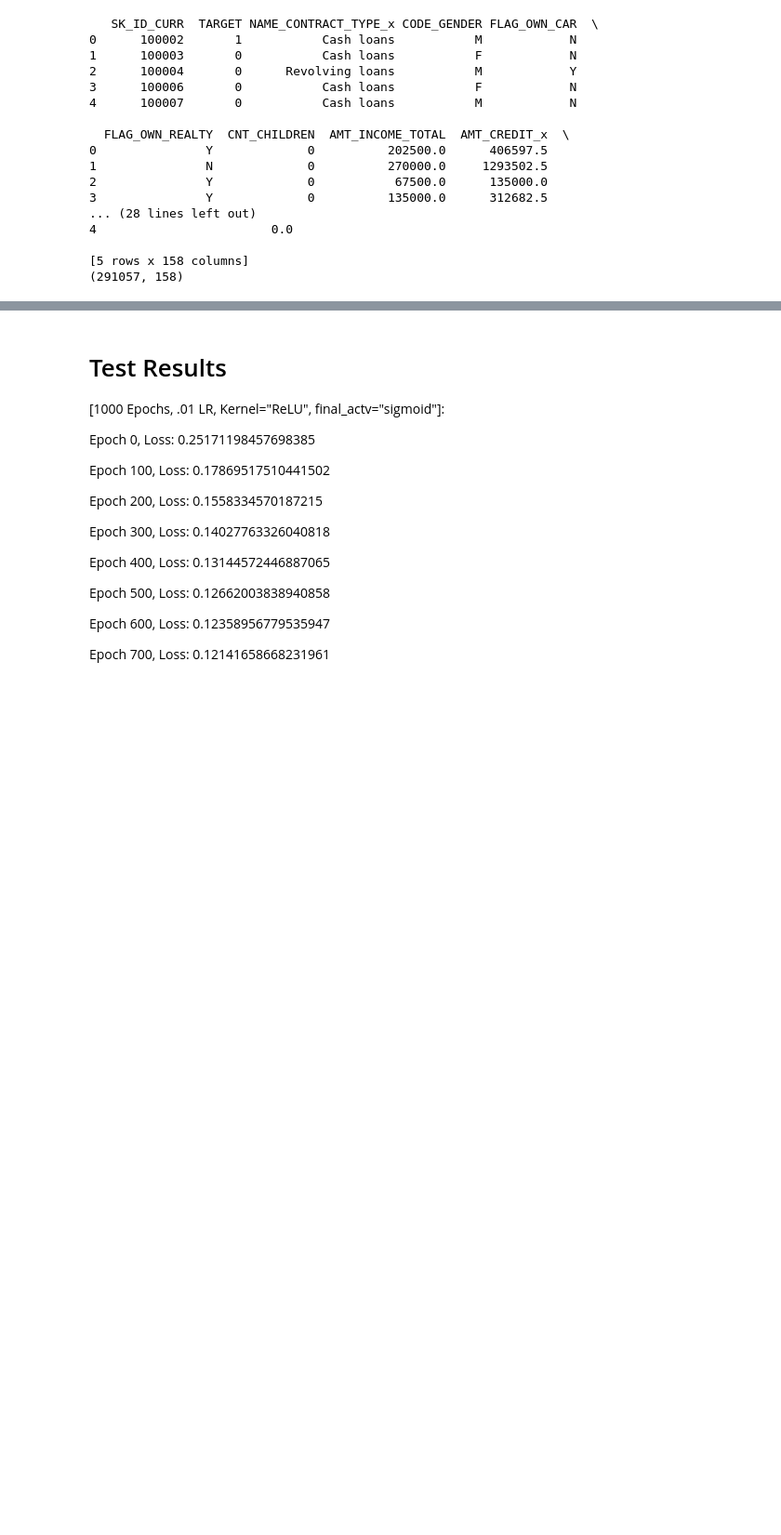
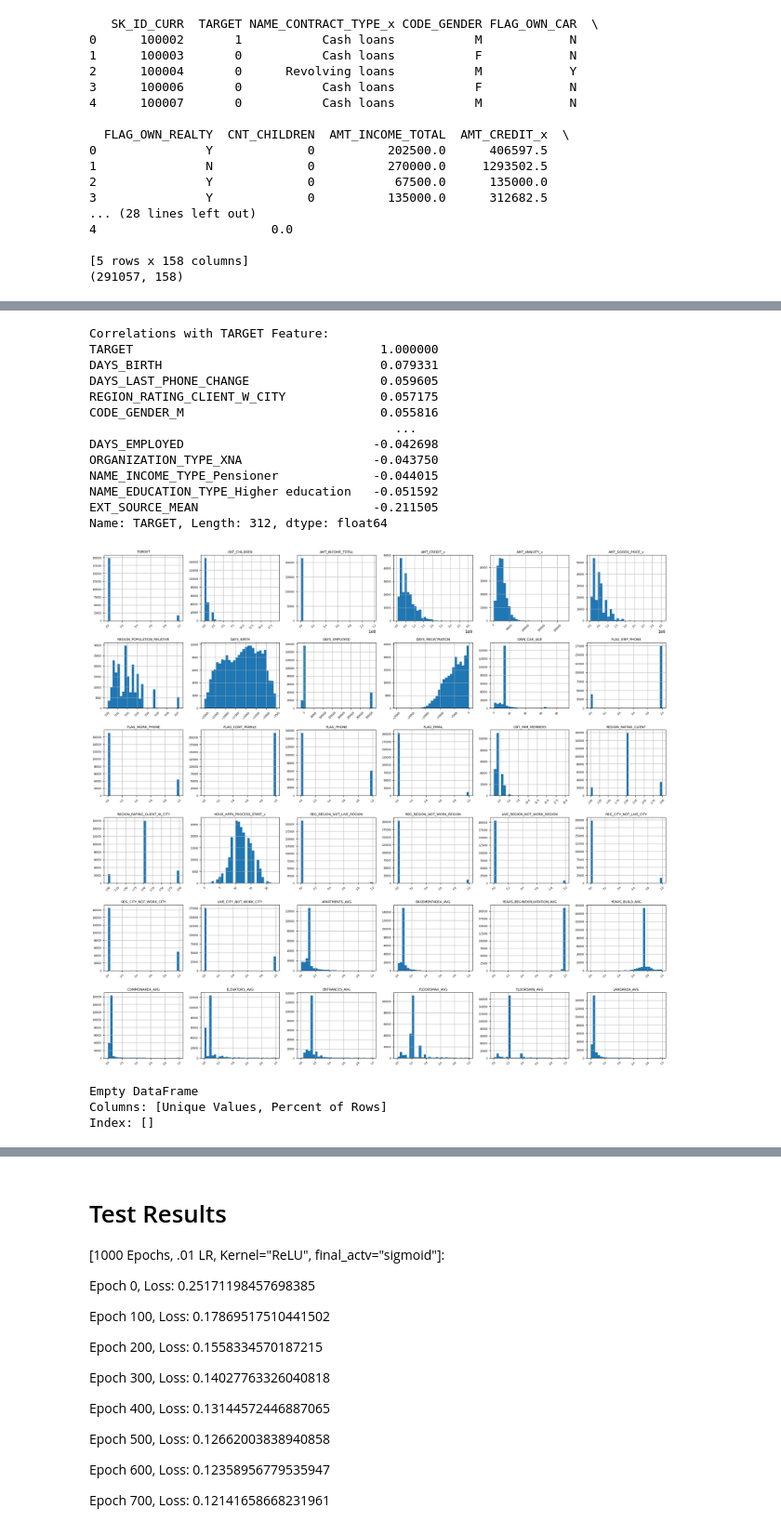
Before and after one commit to grasht/projects_ML_HW_3, a Jupyter notebook: HW3.ipynb, the cells around one changed output, grey strips where cells are left out. Shown at 93% size. Cells and saved outputs as stored; diff of their text form; code cells hidden in the pictures; blank space fills up the shorter version.

```diff
--- a/HW3.ipynb
+++ b/HW3.ipynb
@@ -111 +179,43 @@ sns.clustermap(corr_matrix, annot=True, cmap='coolwarm')
+# %%
+target_corr = corr_matrix["TARGET"].sort_values(ascending=False)
+print("Correlations with TARGET Feature:")
+print(target_corr)
+
+num_cols = X.select_dtypes(include=np.number).columns
+cat_cols = X.select_dtypes(exclude=np.number).columns
+
+#Histrogram Distribution checking for skewness
+fig, axes = plt.subplots(nrows=6, ncols=6, figsize=(20,18))  # adjust rows/cols to fit num_cols
+axes = axes.flatten()
+
+for ax, col in zip(axes, num_cols):
+    X[col].hist(bins=30, ax=ax)
+    ax.set_title(col, fontsize=8)
+    ax.tick_params(axis='x', labelrotation=45, labelsize=6)
+    ax.tick_params(axis='y', labelsize=6)
+
+# Hide empty subplots if num_cols < nrows*ncols
+for ax in axes[len(num_cols):]:
+    ax.set_visible(False)
+
+plt.tight_layout()
+plt.show()
+# %% [output]
+Correlations with TARGET Feature:
+TARGET                                  1.000000
+DAYS_BIRTH                              0.079331
+DAYS_LAST_PHONE_CHANGE                  0.059605
+REGION_RATING_CLIENT_W_CITY             0.057175
+CODE_GENDER_M                           0.055816
+                                          ...
+DAYS_EMPLOYED                          -0.042698
+ORGANIZATION_TYPE_XNA                  -0.043750
+NAME_INCOME_TYPE_Pensioner             -0.044015
+NAME_EDUCATION_TYPE_Higher education   -0.051592
+EXT_SOURCE_MEAN                        -0.211505
+Name: TARGET, Length: 312, dtype: float64
+[figure, added]
+Empty DataFrame
+Columns: [Unique Values, Percent of Rows]
+Index: []
 # %%
```
Also changed, not shown: parts of 11 cells of this notebook.
